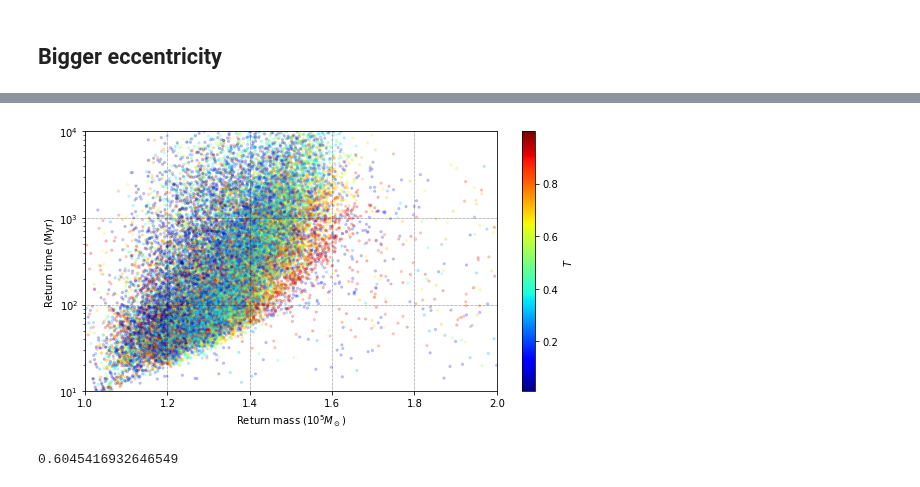
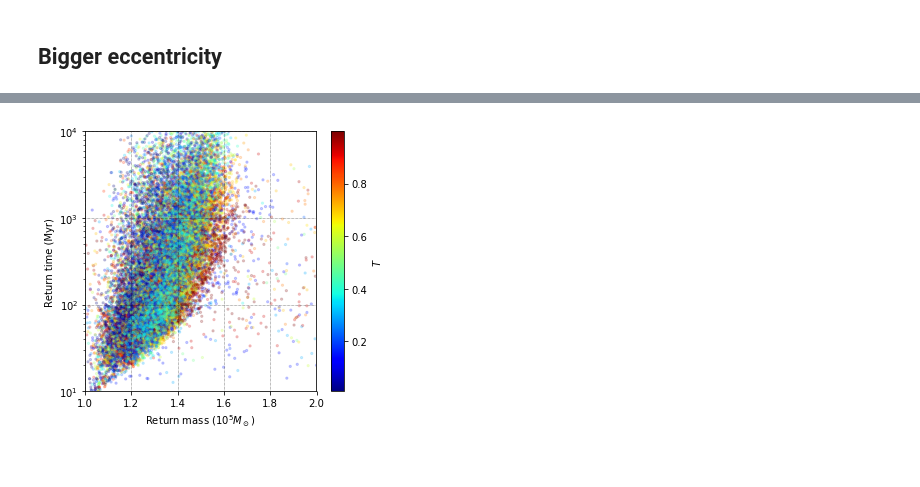
Before and after one commit to jsbarbosa/TesisFisica, a Jupyter notebook: Files/Week 13/Exploration.ipynb, the cells around one changed output, grey strips where cells are left out. Drawn from its saved outputs; the diff is of its cells as text; code cells hidden in the pictures.

```diff
--- a/Files/Week 13/Exploration.ipynb
+++ b/Files/Week 13/Exploration.ipynb
@@ -82,7 +82,7 @@ ax1.set_ylim(0, 0.7)
 
 ax1.axis('off')
 
-ax2.hist(a_2, bins = n_bins, edgecolor = 'g', alpha = 0.4)
+t = ax2.hist(a_2, bins = n_bins, edgecolor = 'g', alpha = 0.4)
 ax2.set_xlim(0, 1)
 
 ax3.hist(a_3, bins = n_bins, orientation = 'horizontal', edgecolor = 'g', alpha = 0.4)
@@ -227,11 +229,11 @@ def savePlots(plots, name, labels = ['time', 'mass', 'lyapunov', 'ellipsoid'], d
 # %% [markdown]
 ## Bigger eccentricity
 # %%
-for i in range(len(T)):
-    plots = plotProperties(rv, theta, phi, i)
-    savePlots(plots, 'images/%d' % i, dpi = 150)
-    for p in plots:
-        plt.close(p[0])
+# for i in range(len(T)):
+#     plots = plotProperties(rv, theta, phi, i)
+#     savePlots(plots, 'images/%d' % i, dpi = 150)
+#     for p in plots:
+#         plt.close(p[0])
 # %%
 txt = r"""
 \begin{figure}[h]
@@ -301,7 +303,7 @@ def sphericalReference(v, fs = 0.01):
 # %%
 colors = ['#008080', '#CD5C5C']
 
-fig, ax1 = plt.subplots(figsize = (8, 4.5))
+fig, ax1 = plt.subplots(figsize = (5, 4.5))
 
 rings, p_rings = getSpeedRings(25)
 
@@ -332,0 +335,25 @@ plt.show()
+# %%
+fig, ax1 = plt.subplots(figsize = (5, 4.5))
+
+for (i, p) in enumerate(pos):
+    ys = subDivideData(return_masses[p], p_rings)
+    parts = ax1.violinplot(ys, rings, showmeans = False, showextrema = False, widths = 0.02, points = 15)
+    for pc in parts['bodies']:
+        pc.set_facecolor(colors[i])
+        pc.set_edgecolor('black')
+        pc.set_alpha(0.65)
+
+v = (rv_x ** 2 + rv_y ** 2 + rv_z ** 2) ** 0.5
+v_pos = v.argsort()
+
+ax1.plot(v[v_pos], symmetric[v_pos, 1], '-')
+
+ax1.set_xlabel('Relative speed')
+ax1.set_ylabel('Return mass ($10^5 M_\odot$)')
+
+ax1.legend(['Spherical', '$min(T)$'])
+
+ax1.grid()
+
+fig.savefig('rt_mass.png', dpi = 300)
+plt.show()
@@ -333,46 +362,42 @@ plt.show()
 # %%
 pos = T.argsort()
-colors = smbh.rgbToHex(smbh.getColors(30))
+colors = smbh.rgbToHex(smbh.getColors(28))
 color_m = np.zeros_like(return_times).astype(str)
 for i, p in enumerate(pos):
     color_m[p, :] = colors[i]
 
 ts = return_times.flatten() * 1000
 ms = return_masses.flatten()
 colors = color_m.flatten()
 
 pos = ms >= 1
 
 ts = np.log10(ts[pos])
 ms = ms[pos]
 colors = colors[pos]
 
-fig, ax = plt.subplots(figsize = (8, 4.5))
+fig, ax = plt.subplots(figsize = (5, 4.5))
 ax.scatter(ms, 10 ** ts, s = 5, alpha = 0.2, color = colors)
 
 sm = plt.cm.ScalarMappable(cmap = 'jet', norm = plt.Normalize(vmin = T.min(), vmax = T.max()))
 sm._A = []
 cb = fig.colorbar(sm)
 cb.set_label('$T$')
 
 ax.set_yscale('log')
 ax.set_xlabel('Return mass ($10^5M_\odot$)')
 ax.set_ylabel('Return time (Myr)')
 
 ax.set_ylim(1e1, 1e4)
 ax.set_xlim(1, ms.max())
 ax.grid()
 
 fig.tight_layout()
 
-fig.savefig('correlation.png', dpi = 300)
+fig.savefig('correlation_T.png', dpi = 300)
 # %% [output]
-[figure, old version]
+[figure, new version]
 # %%
 cov = np.cov(ts, ms)
 sigma_m = ms.std()
 sigma_t = ts.std()
-# %%
-cov[0, 1] / (sigma_t * sigma_m)
-# %% [output]
-0.6045416932646549
```
Also changed, not shown: parts of 7 cells of this notebook, 29 other files.
